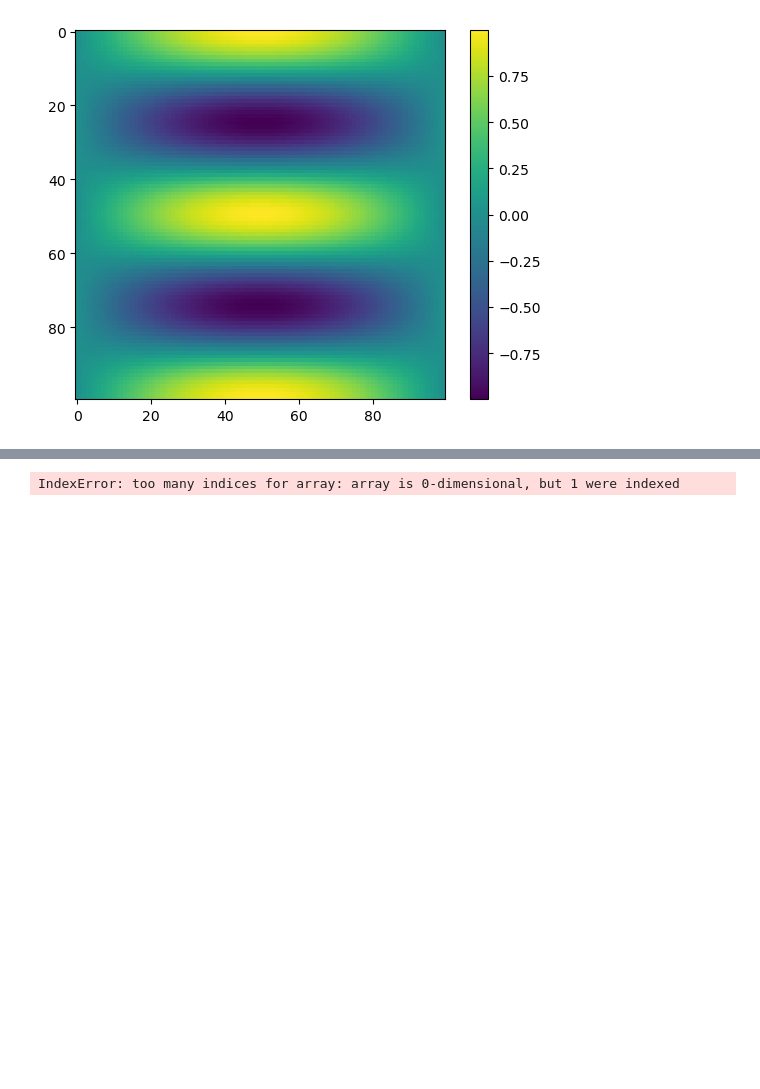
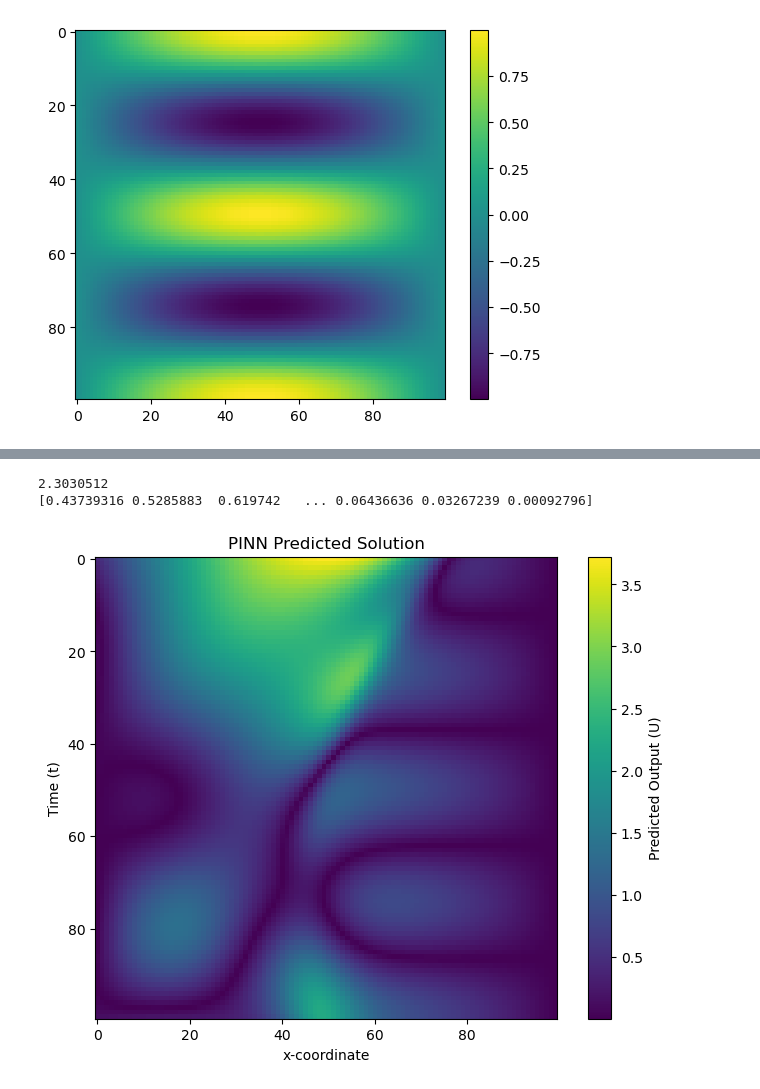
Before and after one commit to alleswe2k/PINNs, a Jupyter notebook: 1D_time_problem/time.ipynb, the cells around one changed output, grey strips where cells are left out. Saved outputs shown, nothing was run; the diff lists cells and outputs as text; code cells hidden in the pictures; blank space fills up the shorter version.

```diff
--- a/1D_time_problem/time.ipynb
+++ b/1D_time_problem/time.ipynb
@@ -179,21 +193,6 @@ class PINN():
 # %%
 def func(x, t):
     return (1-16*np.pi**2) * np.sin(x) * np.cos(4*np.pi*t)
-# %%
-def ic_points(n_points):
-    x = torch.rand(n_points, device=device)
-    t = torch.zeros(n_points, device=device)
-    return torch.stack([x, t], dim=1)
-
-def bc_points(n_points, x_bc):
-    x = torch.ones(n_points, device=device) * x_bc
-    t = torch.rand(n_points, device=device)
-    return torch.stack([x, t], dim=1)
-
-def domain_points(n_points):
-    x = torch.rand(n_points, device=device)
-    t = torch.rand(n_points, device=device)
-    return torch.stack([x, t], dim=1)
 # %%
 def generate_points(points):
     def ic_points(n_points):
@@ -223,7 +222,7 @@ def generate_points(points):
     generated_points = {"all": [x_all, t_all], "bc_lb": [x_bc_lb, t_bc_lb], "bc_rb": [x_bc_rb, t_bc_rb], "ic": [x_ic, t_ic]}
     return generated_points
 # %%
-points = [100, 10, 20]
+points = [10000, 2000, 2000]
 collocation = generate_points(points)
 
 
@@ -240,8 +239,8 @@ vec1 = ic1(ic_x)
 vec2 = ic2(ic_x)
 fun = f(all_x, all_t)
 # %%
-nodes = 20
-layers = [2, nodes, nodes, nodes, nodes, nodes, 1]
+nodes = 32
+layers = [2, nodes, nodes, nodes, nodes, 1]
 lb = 'pinned'
 rb = 'pinned'
 
@@ -249,3 +255,3 @@ model = PINN(collocation, layers, lb, rb, fun, vec1, vec2)
 # %%
-model.train(1000)
+model.train(0)
 # %% [output]
@@ -370,31 +363,42 @@ print(ub)
 # %%
 # Define the resolution of the grid
 x_min, x_max = 0, np.pi  # X range
 t_min, t_max = 0, 1  # Time range
-grid_size = 10  # Number of points in each dimension
+grid_size = 100  # Number of points in each dimension
 
 # Create a meshgrid
 x_vals = np.linspace(x_min, x_max, grid_size)
 t_vals = np.linspace(t_min, t_max, grid_size)
 X, T = np.meshgrid(x_vals, t_vals)  # Create a 2D meshgrid
 
 # Flatten the meshgrid and convert to PyTorch tensor
 X_flat = torch.tensor(X.flatten(), dtype=torch.float32, device=device)
 T_flat = torch.tensor(T.flatten(), dtype=torch.float32, device=device)
 
+u_exact = torch.sin(X_flat) * torch.cos(4 * torch.pi * T_flat)
+u_exact = u_exact.detach().cpu().numpy()
+u_pred = model.predict(X_flat, T_flat).flatten()
+abs_error = np.abs(u_pred - u_exact)
+l2_error = np.linalg.norm(u_pred - u_exact) / np.linalg.norm(u_exact, 2)
 
-u_pred, loss = model.predict(X_flat, T_flat)
 
 # Reshape predictions back into a 2D grid
 U_pred_reshaped = u_pred.reshape(grid_size, grid_size)
 
+abs_error_reshape = abs_error.reshape(grid_size, grid_size)
+
+print(l2_error)
+print(abs_error)
+
 # Plot the result
 plt.figure(figsize=(8, 6))
-plt.contourf(X, T, U_pred_reshaped, cmap="jet")
+plt.imshow(abs_error_reshape)
 plt.colorbar(label="Predicted Output (U)")
 plt.xlabel("x-coordinate")
 plt.ylabel("Time (t)")
 plt.title("PINN Predicted Solution")
 plt.show()
 # %% [output]
-IndexError: too many indices for array: array is 0-dimensional, but 1 were indexed
+2.3030512
+[0.43739316 0.5285883  0.619742   ... 0.06436636 0.03267239 0.00092796]
+[figure, added]
```
Also changed, not shown: parts of 8 cells of this notebook, 1 other file.
